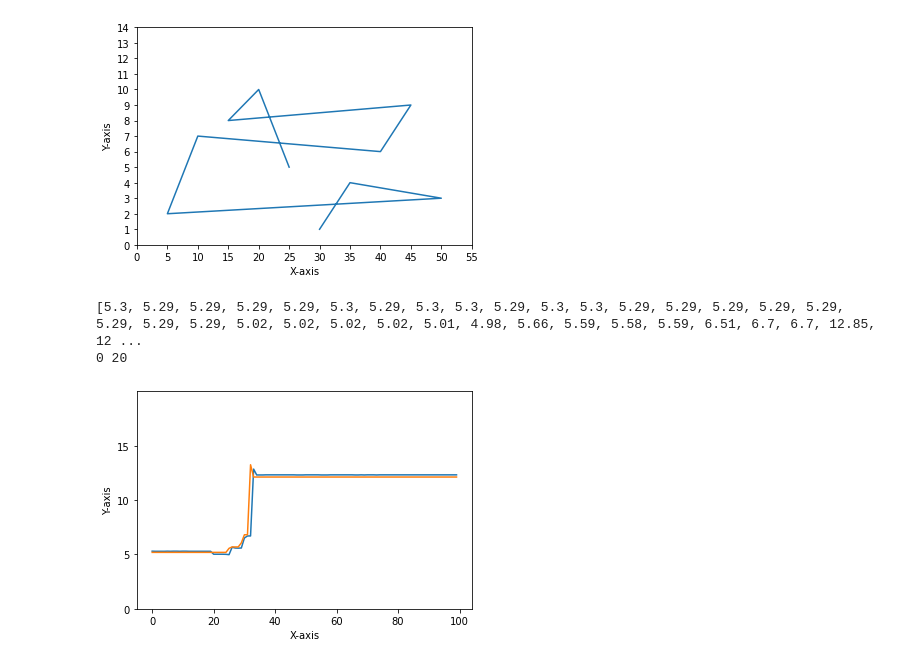
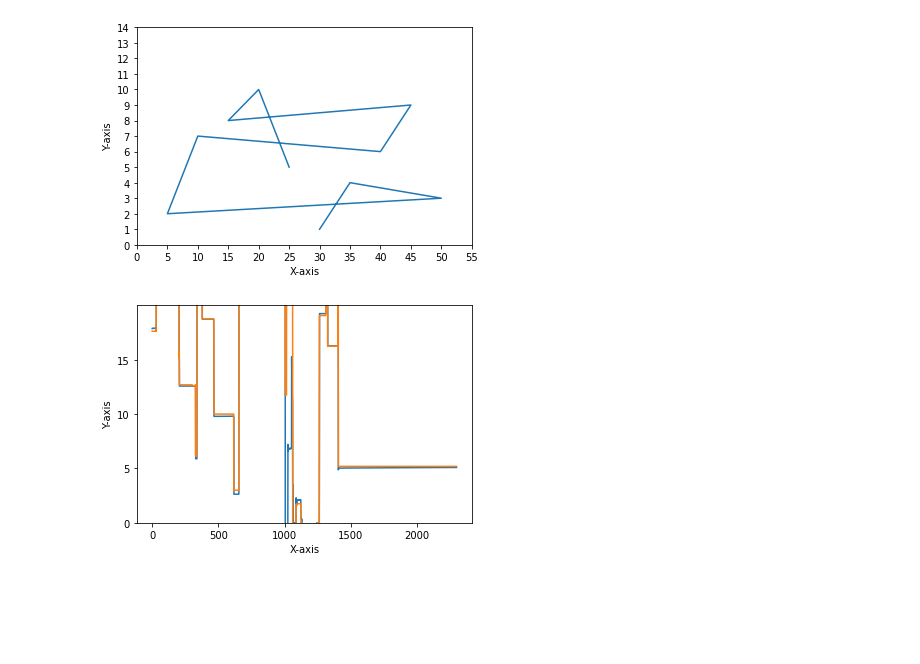
Before and after one commit to kglasnapp/logview, a Jupyter notebook: TestJuypter.ipynb, the cells around one changed output. Saved outputs shown, nothing was run; the diff lists cells and outputs as text; code cells hidden in the pictures; blank space fills up the shorter version.

```diff
--- a/TestJuypter.ipynb
+++ b/TestJuypter.ipynb
@@ -13,15 +13,12 @@ with open("yawData.txt") as file_in:
     i = 0
     for line in file_in:
         ar = line.split(' ')
-        nav = ar[1].split(':')[1]
-        bno = ar[2].split(':')[1]
+        nav = float(ar[3].split(':')[1])
+        bno = float(ar[4].split(':')[1])
         y1 = np.append(y1, nav)
         y2 = np.append(y2, bno)
         x = np.append(x,i)
         i += 1
-
-
-
 plt.plot(x, y1)
 plt.plot(x, y2)
 
@@ -33,7 +30,7 @@ plt.ylabel('Y-axis')
 
 plt.minorticks_off()
 ticks = np.arange(0, 90, 10)
-plt.set_yticks(ticks)
+plt.yticks(ticks)
 plt.grid(linestyle='--')
 plt.show()
 # %% [output]
@@ -83,40 +80,34 @@ y2 =[]
 x = []
 with open("yawData.txt") as file_in:
     i = 0
     for line in file_in:
         ar = line.split(' ')
-        nav = float(ar[1].split(':')[1])
-        bno = float(ar[2].split(':')[1])
+        nav = float(ar[3].split(':')[1])
+        bno = float(ar[4].split(':')[1])
         y1.append(nav)
         y2.append(bno)
         x.append(i)
         i += 1
-
-
-
 plt.plot(y1)
 plt.plot(y2)
-print(y1)
 
 bottom, top = plt.ylim()  # return the current ylim
 top = 20
 bottom = 0
 plt.ylim((bottom, top))   # set the ylim to bottom, top
 plt.ylim(bottom, top)     # set the ylim to bottom, top
-print(bottom, top)
+#print(bottom, top)
 
 #plt.ylim([-90, 90])
 #plt.yticks(np.arange(-90, 90, 10))
 
 plt.xlabel('X-axis')
 plt.ylabel('Y-axis')
 
 #plt.minorticks_off()
 ticks = np.arange(0, 20,5)
 plt.yticks(ticks)
 #plt.grid(linestyle='--')
 plt.show()
 # %% [output]
-[5.3, 5.29, 5.29, 5.29, 5.29, 5.3, 5.29, 5.3, 5.3, 5.29, 5.3, 5.3, 5.29, 5.29, 5.29, 5.29, 5.29, 5.29, 5.29, 5.29, 5.02, 5.02, 5.02, 5.02, 5.01, 4.98, 5.66, 5.59, 5.58, 5.59, 6.51, 6.7, 6.7, 12.85, 12 ...
-0 20
-[figure, old version]
+[figure, new version]
```
Also changed, not shown: parts of 7 cells of this notebook, 13 other files.
